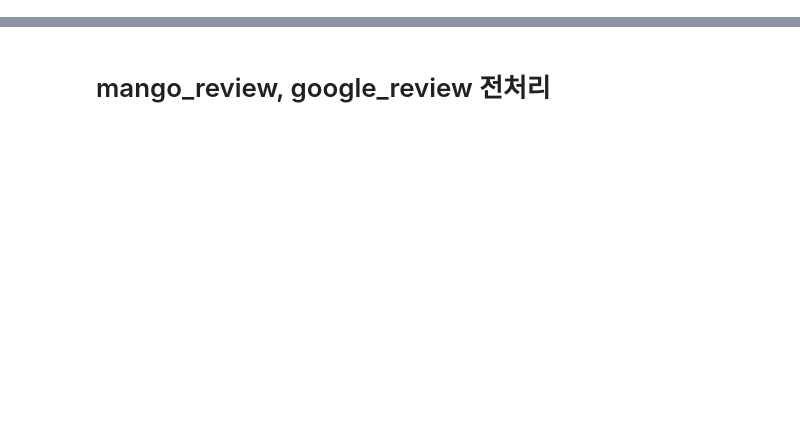
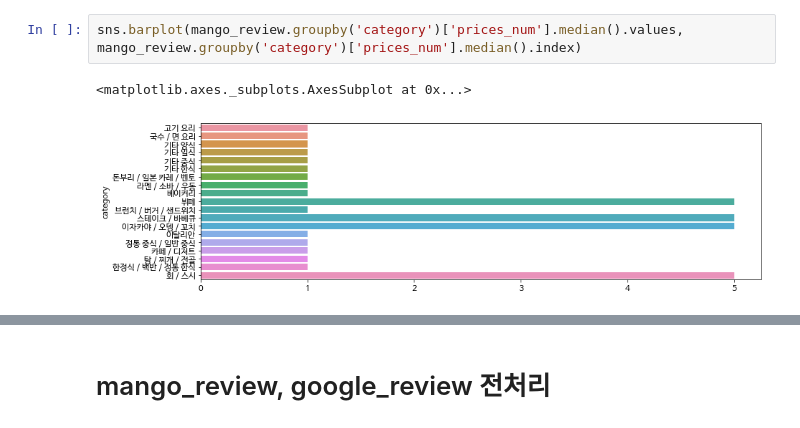
Before and after one commit to Edwardkim0/RealTastySpot, a Jupyter notebook: code/data_preprocessing.ipynb, the cells around one changed output, grey strips where cells are left out. Cells and saved outputs as stored; diff of their text form; blank space fills up the shorter version.

```diff
--- a/code/data_preprocessing.ipynb
+++ b/code/data_preprocessing.ipynb
@@ -14,0 +87,5 @@ dining_like = pd.read_excel('/Users/dhkim/PycharmProjects/RealTastySpot/data/ᄃ
+# %%
+sns.barplot(mango_review.groupby('category')['prices_num'].median().values, mango_review.groupby('category')['prices_num'].median().index)
+# %% [output]
+<matplotlib.axes._subplots.AxesSubplot at 0x...>
+[figure, added]
```
Also changed, not shown: parts of 86 cells of this notebook, 24 other files.
